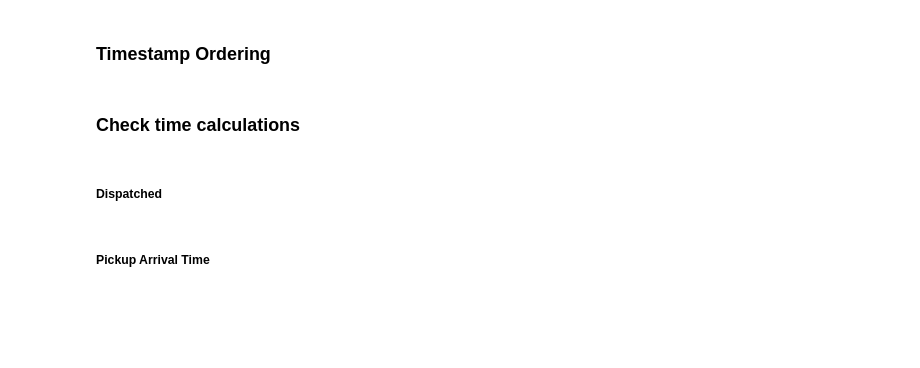
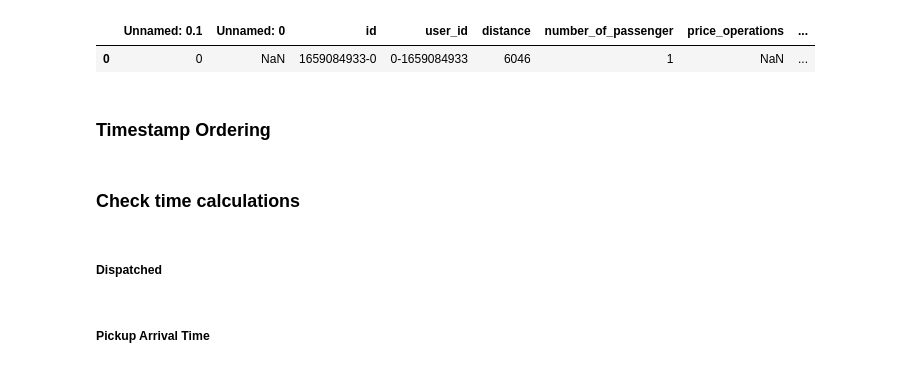
Before and after one commit to Lukas-Dierkes/vehicle-stream-team-project, a Jupyter notebook: vehicle_stream_pipeline/test_ride_simulations.ipynb, the cells around one changed output. Saved outputs shown, nothing was run; the diff lists cells and outputs as text; code cells hidden in the pictures; blank space fills up the shorter version.

```diff
--- a/vehicle_stream_pipeline/test_ride_simulations.ipynb
+++ b/vehicle_stream_pipeline/test_ride_simulations.ipynb
@@ -9,11 +10,17 @@ from time import strftime
 pd.set_option("display.max_columns", None)
 # %%
-# read rides_combined.csv - change to your loaction
-df = pd.read_excel(
-    "/Users/ericchittka/Documents/GitHub/vehicle-stream-team-project/vehicle_stream_pipeline/simulated.xlsx"
+# read simulated rides - change to your loaction
+repo = git.Repo(".", search_parent_directories=True).git.rev_parse(
+    "--show-toplevel"
 )
+df = pd.read_excel(f"{repo}/vehicle_stream_pipeline/simulated.xlsx")
 # check the types of the dataframe columns
 #df.dtypes
+# %%
+df.head(1)
+# %% [output]
+|  | Unnamed: 0.1 | Unnamed: 0 | id | user_id | distance | number_of_passenger | price_operations | ... |
+| 0 | 0 | NaN | 1659084933-0 | 0-1659084933 | 6046 | 1 | NaN | ... |
 # %%
 # convert all column with dates into datetime objects
 df['created_at'] = pd.to_datetime(df['created_at'])
```
Also changed, not shown: parts of 14 cells of this notebook.
